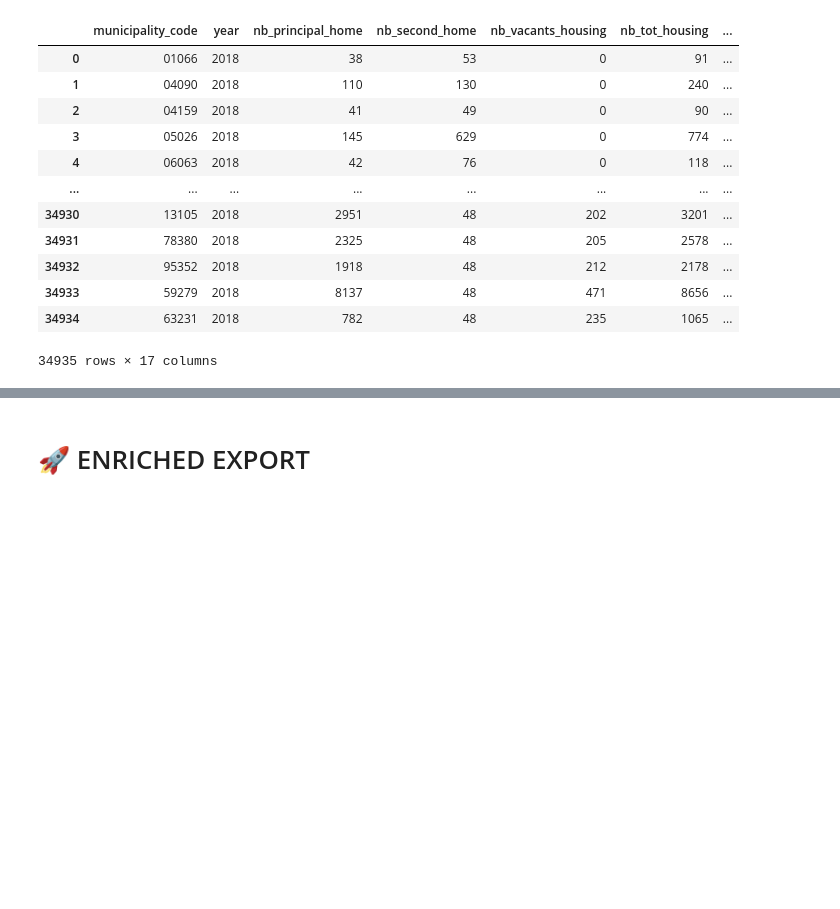
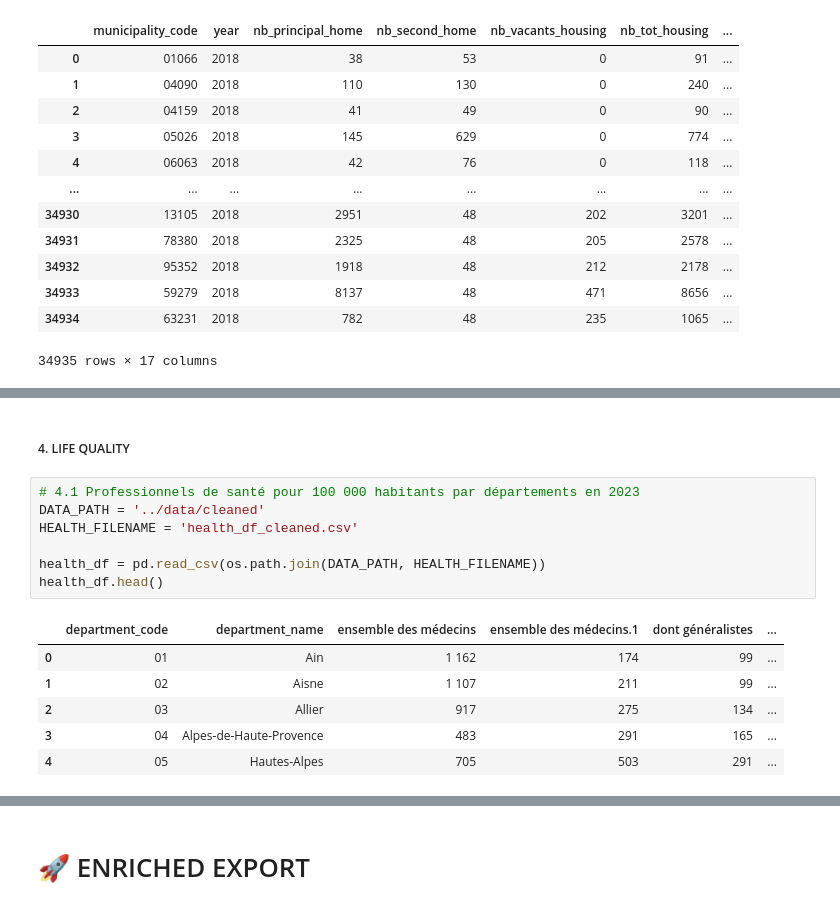
Before and after one commit to MChvtta/prello_scoring_system, a Jupyter notebook: notebooks/ES_Transformation.ipynb, the cells around one changed output, grey strips where cells are left out. Drawn from its saved outputs; the diff is of its cells as text; blank space fills up the shorter version.

```diff
--- a/notebooks/ES_Transformation.ipynb
+++ b/notebooks/ES_Transformation.ipynb
@@ -748,0 +795,16 @@ stock_df_2018
+# %% [markdown]
+##### 4. LIFE QUALITY
+# %%
+# 4.1 Professionnels de santé pour 100 000 habitants par départements en 2023
+DATA_PATH = '../data/cleaned'
+HEALTH_FILENAME = 'health_df_cleaned.csv'
+
+health_df = pd.read_csv(os.path.join(DATA_PATH, HEALTH_FILENAME))
+health_df.head()
+# %% [output]
+|  | department_code | department_name | ensemble des médecins | ensemble des médecins.1 | dont généralistes | ... |
+| 0 | 01 | Ain | 1 162 | 174 | 99 | ... |
+| 1 | 02 | Aisne | 1 107 | 211 | 99 | ... |
+| 2 | 03 | Allier | 917 | 275 | 134 | ... |
+| 3 | 04 | Alpes-de-Haute-Provence | 483 | 291 | 165 | ... |
+| 4 | 05 | Hautes-Alpes | 705 | 503 | 291 | ... |
```
Also changed, not shown: parts of 25 cells of this notebook, 2 other files.
